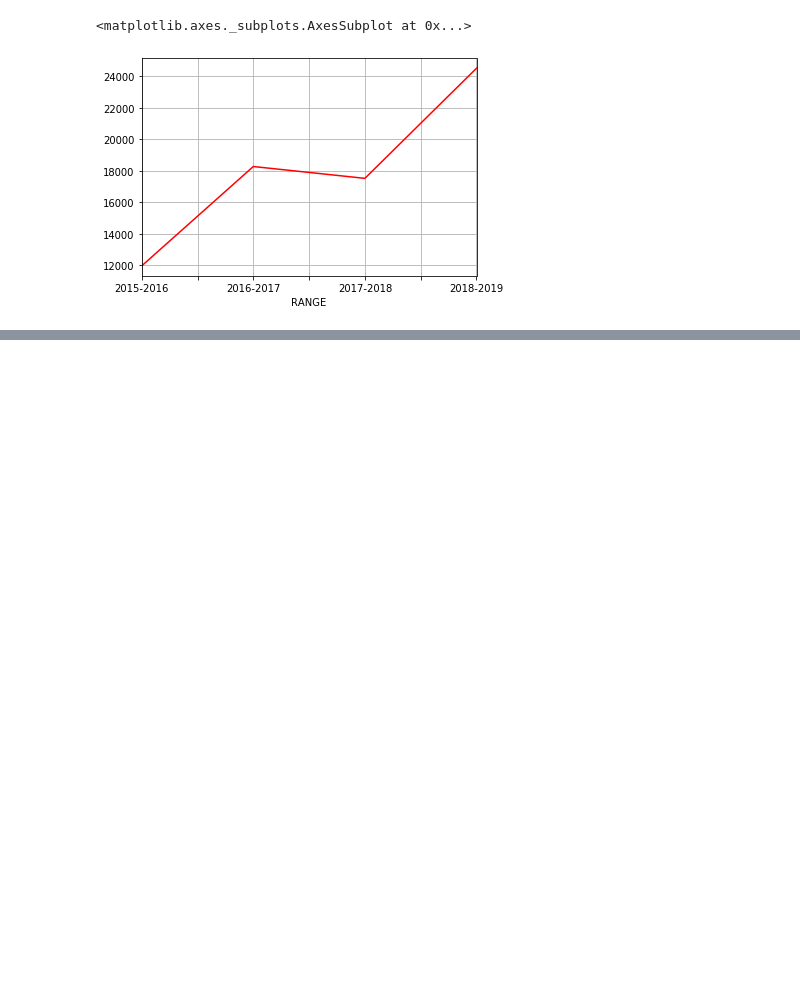
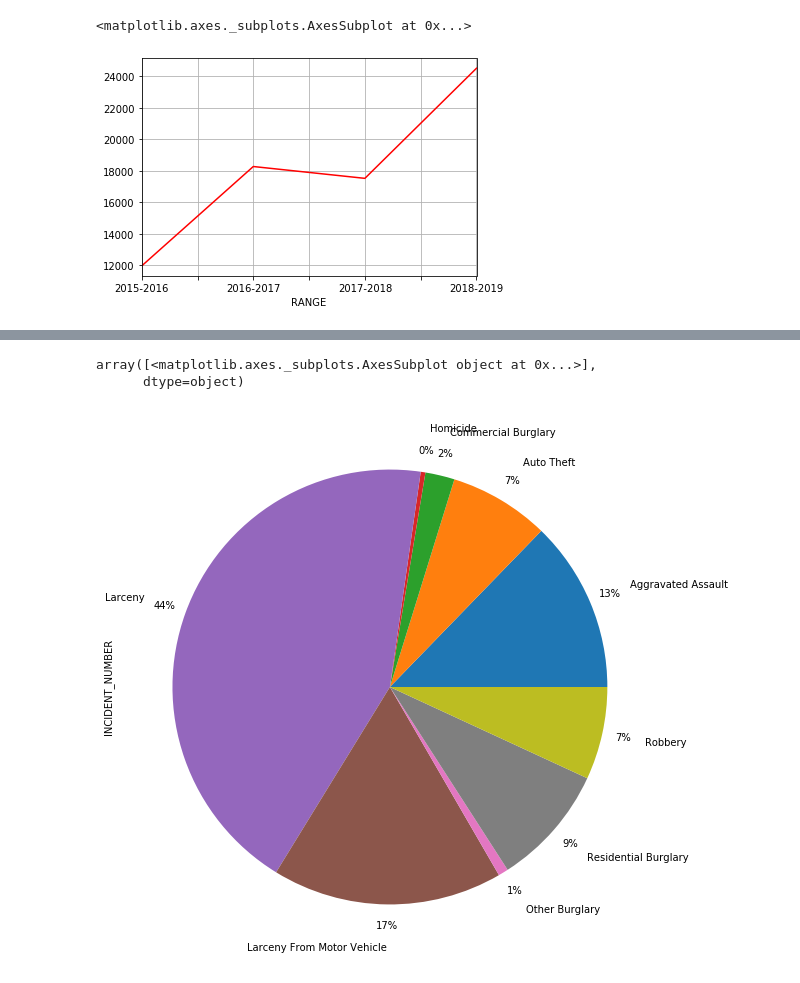
Before and after one commit to mitresh95/ImpactOfCrimeOnHousing, a Jupyter notebook: Project.ipynb, the cells around one changed output, grey strips where cells are left out. Saved outputs shown, nothing was run; the diff lists cells and outputs as text; code cells hidden in the pictures; blank space fills up the shorter version.

Commit message:
Adding a pie chart

```diff
--- a/Project.ipynb
+++ b/Project.ipynb
@@ -289,0 +290,8 @@ pd.value_counts(crime_data.STREET).tail(20).plot.bar(figsize=(20,10), grid='True
+# %%
+# A pie chart showing the percentage of a particular crime among all part one crimes.
+
+part_one_crime.groupby(['OFFENSE_CODE_GROUP']).count()['INCIDENT_NUMBER'].plot.pie(subplots=True,figsize=(20, 10), autopct='%1.0f%%', pctdistance=1.1, labeldistance=1.2)
+# %% [output]
+array([<matplotlib.axes._subplots.AxesSubplot object at 0x...>],
+      dtype=object)
+[figure, added]
```
Also changed, not shown: parts of 1 cell of this notebook.
